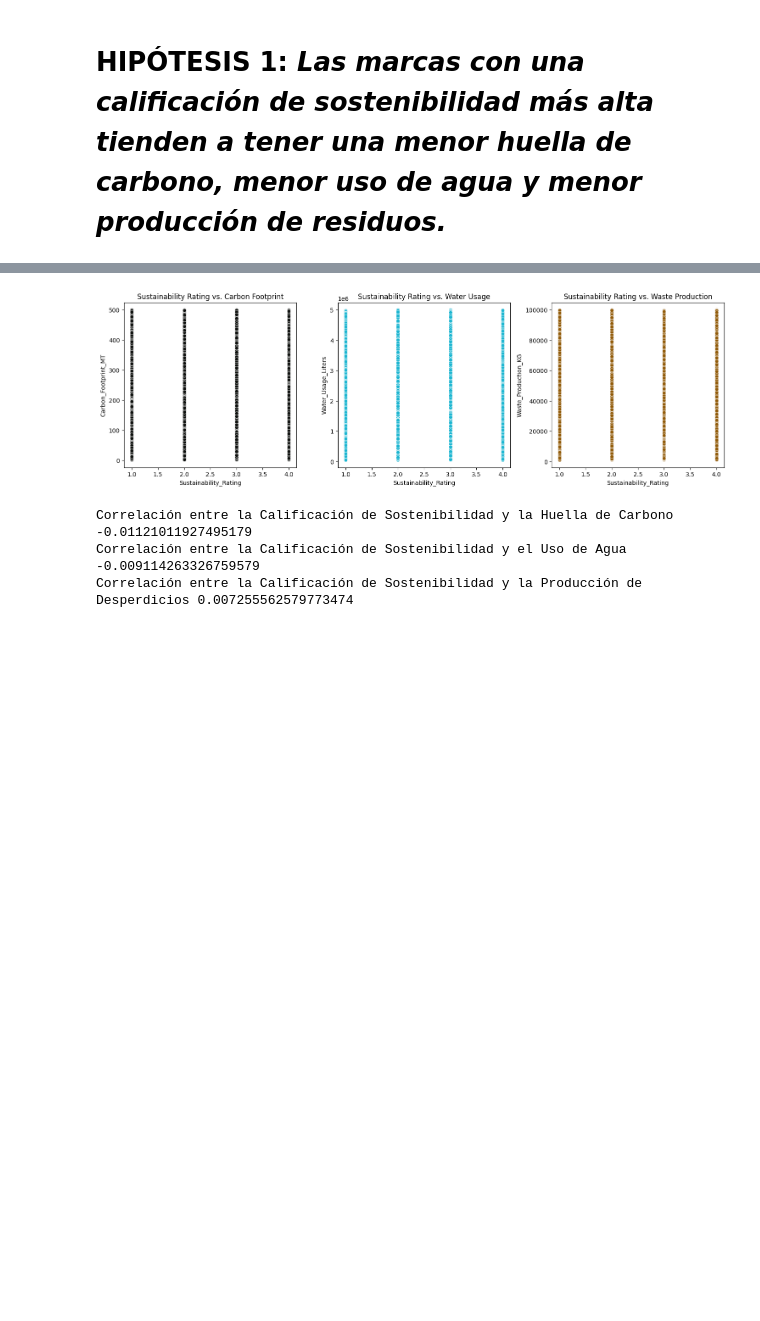
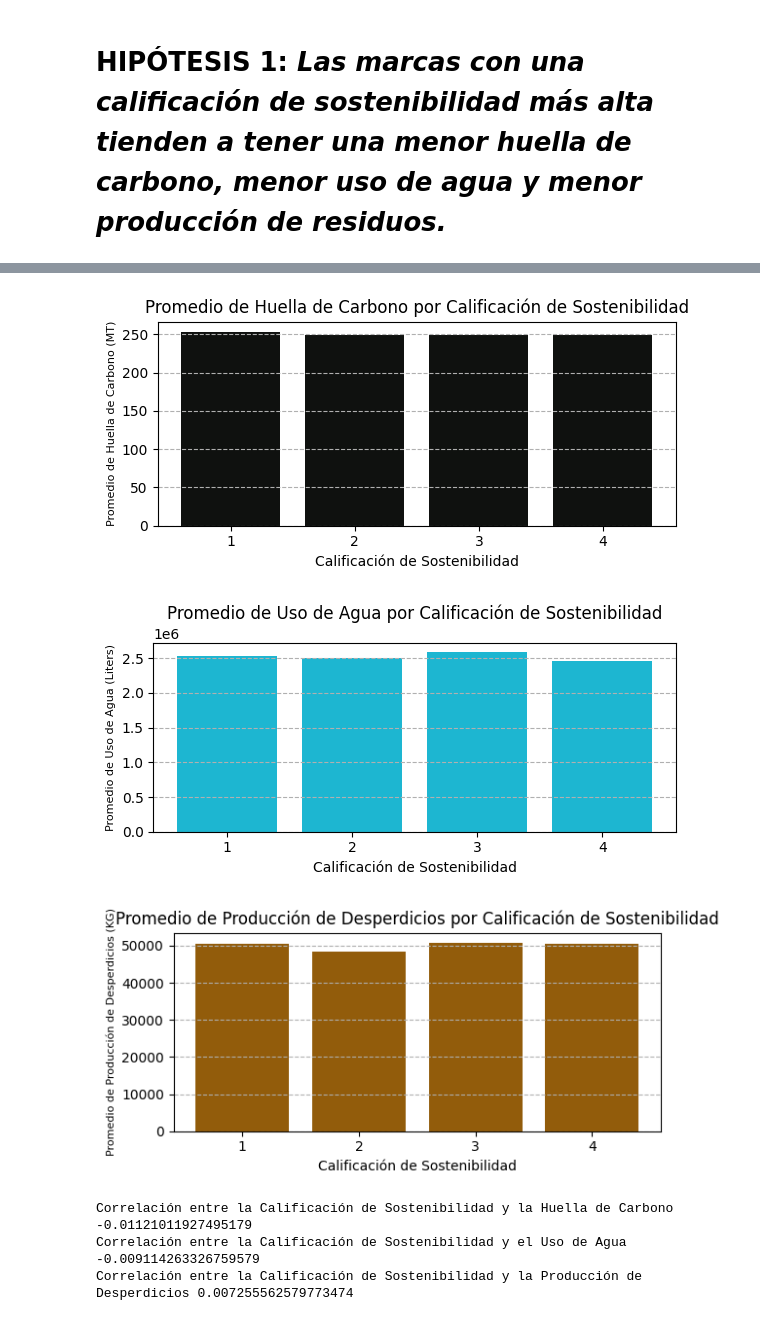
Before and after one commit to yoai13/EDA_SOSTENIBILIDAD_INDUSTRIA_TEXTIL, a Jupyter notebook: notebook/sostenible.ipynb, the cells around one changed output, grey strips where cells are left out. Cells and saved outputs as stored; diff of their text form; code cells hidden in the pictures; blank space fills up the shorter version.

```diff
--- a/notebook/sostenible.ipynb
+++ b/notebook/sostenible.ipynb
@@ -5,7 +5,7 @@ import seaborn as sns
 import pandas as pd
 import matplotlib.pyplot as plt
 # %%
-df = pd.read_csv("Sustainable Fashion Trends.csv")
+df = pd.read_csv("../data/Sustainable_Fashion_Trends.csv")
 df
 # %% [output]
 |  | Brand_ID | Brand_Name | Country | Year | Sustainability_Rating | Material_Type | Eco_Friendly_Manufacturing | ... |
@@ -120,23 +133,42 @@ df1
 # %%
-#Visualización de la relación entre la calificación de sostenibilidad y las métricas de impacto ambiental
-plt.figure(figsize=(15, 5))
+#Gráfica 1: Promedio de Huella de Carbono por Calificación de Sostenibilidad
+plt.figure(figsize=(6, 3))
+plt.bar(grouped_data.index, grouped_data['Carbon_Footprint_MT'], color="#0f110f")
+plt.xlabel('Calificación de Sostenibilidad')
+plt.ylabel('Promedio de Huella de Carbono (MT)' , fontsize=8)
+plt.title('Promedio de Huella de Carbono por Calificación de Sostenibilidad')
+plt.xticks(grouped_data.index)
+plt.grid(axis='y', linestyle='--')
+plt.tight_layout()
+plt.savefig("../images/promedio_carbon_sostenibilidad.jpg")
 
-plt.subplot(1, 3, 1)
-sns.scatterplot(x='Sustainability_Rating', y='Carbon_Footprint_MT', data=df1, color= "#0f110f") #Carbono
-plt.title('Sustainability Rating vs. Carbon Footprint')
+#Gráfica 2: Promedio de Uso de Agua por Calificación de Sostenibilidad
+plt.figure(figsize=(6, 3))
+plt.bar(grouped_data.index, grouped_data['Water_Usage_Liters'], color="#1db6d1")
+plt.xlabel('Calificación de Sostenibilidad')
+plt.ylabel('Promedio de Uso de Agua (Liters)' , fontsize=8)
+plt.title('Promedio de Uso de Agua por Calificación de Sostenibilidad')
+plt.xticks(grouped_data.index)
+plt.grid(axis='y', linestyle='--')
+plt.tight_layout()
+plt.savefig("../images/promedio_agua_sostenibilidad.jpg")
 
-plt.subplot(1, 3, 2)
-sns.scatterplot(x='Sustainability_Rating', y='Water_Usage_Liters', data=df1, color="#1db6d1" ) #Agua
-plt.title('Sustainability Rating vs. Water Usage')
+#Gráfica 3: Promedio de Producción de Desperdicios por Calificación de Sostenibilidad
+plt.figure(figsize=(6, 3))
+plt.bar(grouped_data.index, grouped_data['Waste_Production_KG'], color="#925C0B")
+plt.xlabel('Calificación de Sostenibilidad')
+plt.ylabel('Promedio de Producción de Desperdicios (KG)', fontsize=8)
+plt.title('Promedio de Producción de Desperdicios por Calificación de Sostenibilidad')
+plt.xticks(grouped_data.index)
+plt.grid(axis='y', linestyle='--')
+plt.tight_layout()
+plt.savefig("../images/promedio_desperdicios_sostenibilidad.jpg")
 
-plt.subplot(1, 3, 3)
-sns.scatterplot(x='Sustainability_Rating', y='Waste_Production_KG', data=df1, color= "#925C0B") #Residuos
-plt.title('Sustainability Rating vs. Waste Production')
-
-plt.tight_layout()
 plt.show()
 # %% [output]
-[figure, old version]
+[figure, new version]
+[figure, added]
+[figure, added]
 # %%
 #Cálculo de correlaciones: Calcula la correlación entre la calificación de sostenibilidad y las métricas de impacto ambiental. Una correlación negativa indicaría que a mayor calificación de sostenibilidad, menor es el impacto ambiental.
 correlation_carbon = df1['Sustainability_Rating'].corr(df1['Carbon_Footprint_MT'])
```
Also changed, not shown: parts of 30 cells of this notebook, 28 other files.
